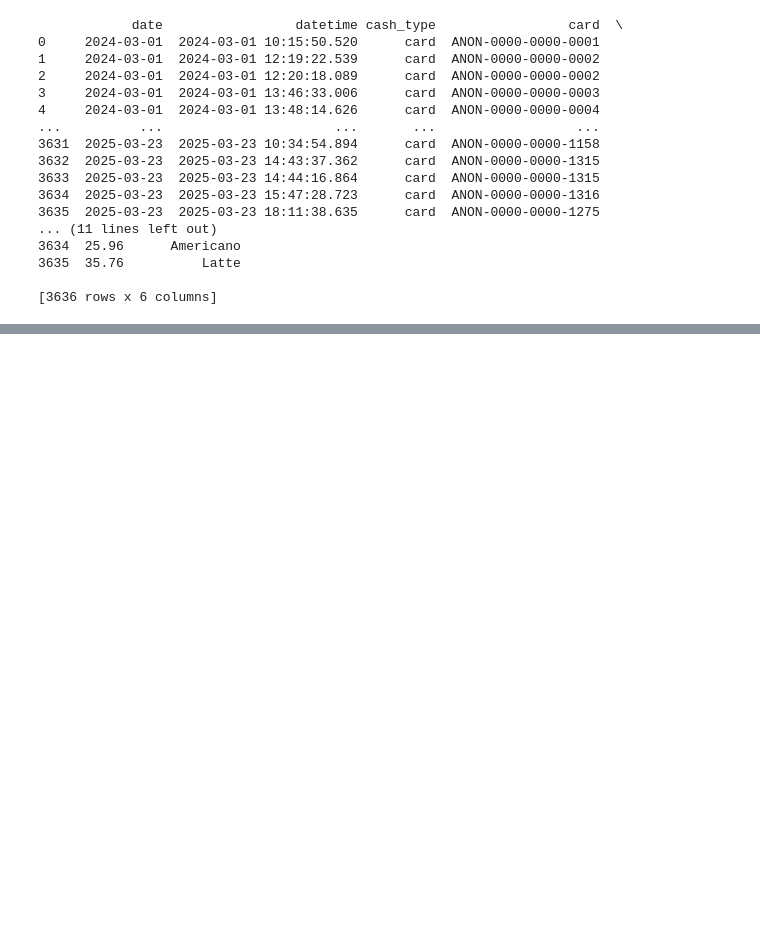
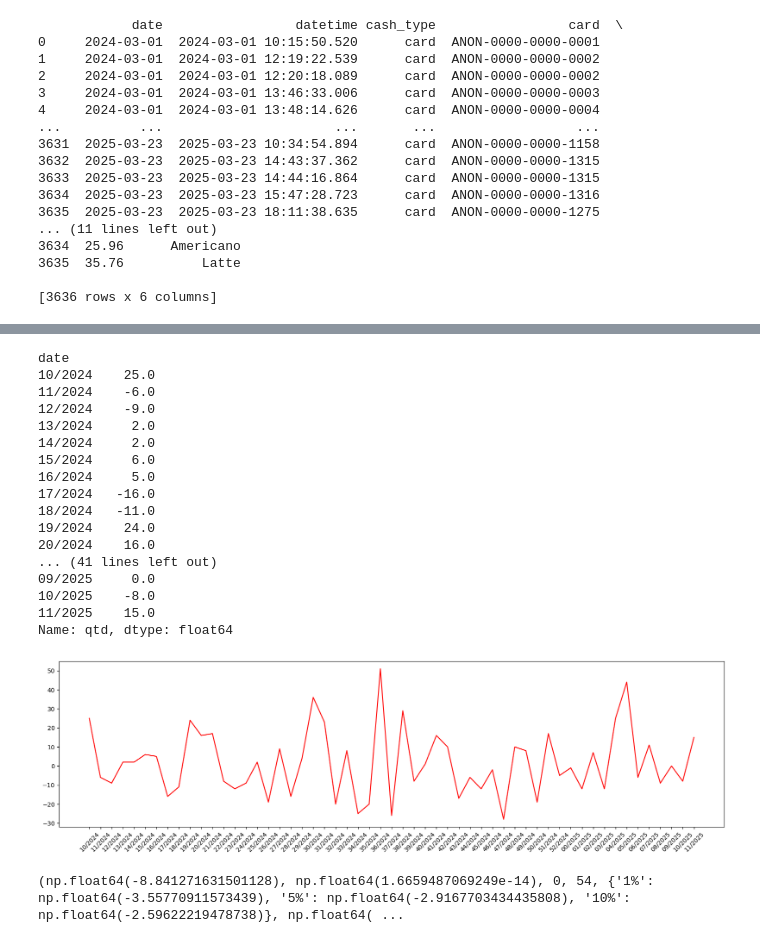
Before and after one commit to Massagli/sales_coffee_forecast, a Jupyter notebook: main.ipynb, the cells around one changed output, grey strips where cells are left out. Drawn from its saved outputs; the diff is of its cells as text; code cells hidden in the pictures; blank space fills up the shorter version.

```diff
--- a/main.ipynb
+++ b/main.ipynb
@@ -60,0 +79,31 @@ plt.show()
+# %%
+test_diff = sales['qtd'].diff().dropna()
+
+print(test_diff)
+plt.figure(figsize=(20,5))
+plt.plot(test_diff.index, test_diff.values, color='r', label="Sales")
+plt.xticks(test_diff.index, rotation=45)
+plt.show()
+test_result_diff = adfuller(test_diff)
+
+print(test_result_diff)
+# %% [output]
+date
+10/2024    25.0
+11/2024    -6.0
+12/2024    -9.0
+13/2024     2.0
+14/2024     2.0
+15/2024     6.0
+16/2024     5.0
+17/2024   -16.0
+18/2024   -11.0
+19/2024    24.0
+20/2024    16.0
+... (41 lines left out)
+09/2025     0.0
+10/2025    -8.0
+11/2025    15.0
+Name: qtd, dtype: float64
+[figure, added]
+(np.float64(-8.841271631501128), np.float64(1.6659487069249e-14), 0, 54, {'1%': np.float64(-3.55770911573439), '5%': np.float64(-2.9167703434435808), '10%': np.float64(-2.59622219478738)}, np.float64( ...
```
Also changed, not shown: parts of 3 cells of this notebook, 1 other file.
